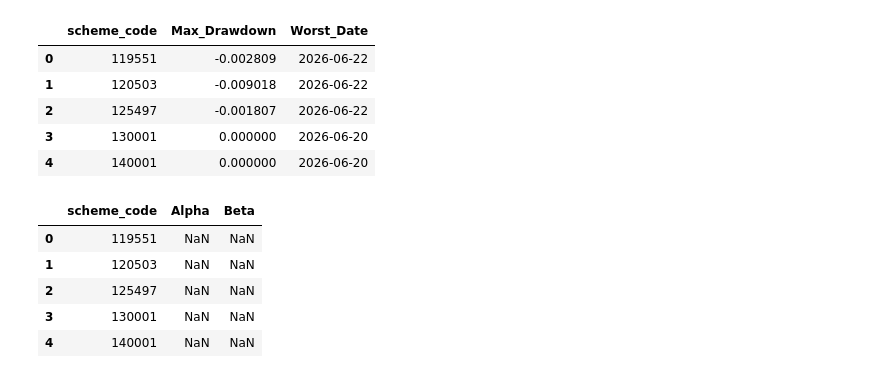
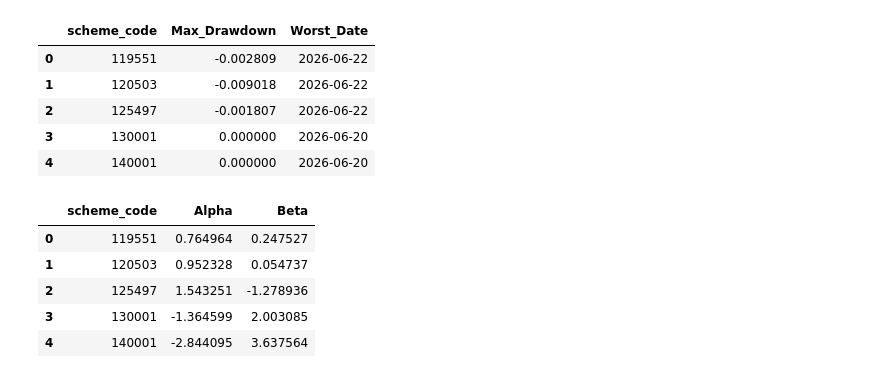
Before and after one commit to varan25bce11150-tech/mutual_fund_analysis, a Jupyter notebook: notebooks/Performance_Analytics.ipynb, the cells around one changed output. Drawn from its saved outputs; the diff is of its cells as text; code cells hidden in the pictures.

```diff
--- a/notebooks/Performance_Analytics.ipynb
+++ b/notebooks/Performance_Analytics.ipynb
@@ -248,59 +248,82 @@ benchmark["return"]=(
 benchmark.close.pct_change()
 )
 # %%
-alpha_beta=[]
 
 
-for fund,df in nav.groupby("scheme_code"):
+
+from scipy.stats import linregress
+import pandas as pd
 
 
-    temp=df.merge(
-        benchmark[["date","return"]],
-        on="date"
+alpha_beta = []
+
+
+for fund, df in nav.groupby("scheme_code"):
+
+    temp = df.merge(
+        benchmark[["date", "return"]],
+        on="date",
+        how="inner"
     )
 
 
-    result=linregress(
-        temp.daily_return.dropna(),
-        temp["return"].dropna()
+    # remove missing returns
+    temp = temp.dropna(
+        subset=["daily_return", "return"]
     )
+
+
+    # Need minimum data points for regression
+    if len(temp) < 3:
+        alpha = None
+        beta = None
+
+    else:
+
+        result = linregress(
+            temp["daily_return"],
+            temp["return"]
+        )
+
+        alpha = result.intercept * 252
+        beta = result.slope
 
 
     alpha_beta.append(
         [
-        fund,
-        result.intercept*252,
-        result.slope
+            fund,
+            alpha,
+            beta
         ]
     )
 
 
 
-alpha_beta=pd.DataFrame(
-alpha_beta,
-columns=[
-"scheme_code",
-"Alpha",
-"Beta"
-]
+alpha_beta = pd.DataFrame(
+    alpha_beta,
+    columns=[
+        "scheme_code",
+        "Alpha",
+        "Beta"
+    ]
 )
 
 
 
 alpha_beta.to_csv(
-REPORT+"alpha_beta.csv",
-index=False
+    REPORT + "alpha_beta.csv",
+    index=False
 )
 
 
 alpha_beta.head()
 # %% [output]
 |  | scheme_code | Alpha | Beta |
-| 0 | 119551 | NaN | NaN |
-| 1 | 120503 | NaN | NaN |
-| 2 | 125497 | NaN | NaN |
-| 3 | 130001 | NaN | NaN |
-| 4 | 140001 | NaN | NaN |
+| 0 | 119551 | 0.764964 | 0.247527 |
+| 1 | 120503 | 0.952328 | 0.054737 |
+| 2 | 125497 | 1.543251 | -1.278936 |
+| 3 | 130001 | -1.364599 | 2.003085 |
+| 4 | 140001 | -2.844095 | 3.637564 |
 # %%
 score=cagr.merge(
 risk,
```
Also changed, not shown: parts of 2 cells of this notebook, 8 other files.
